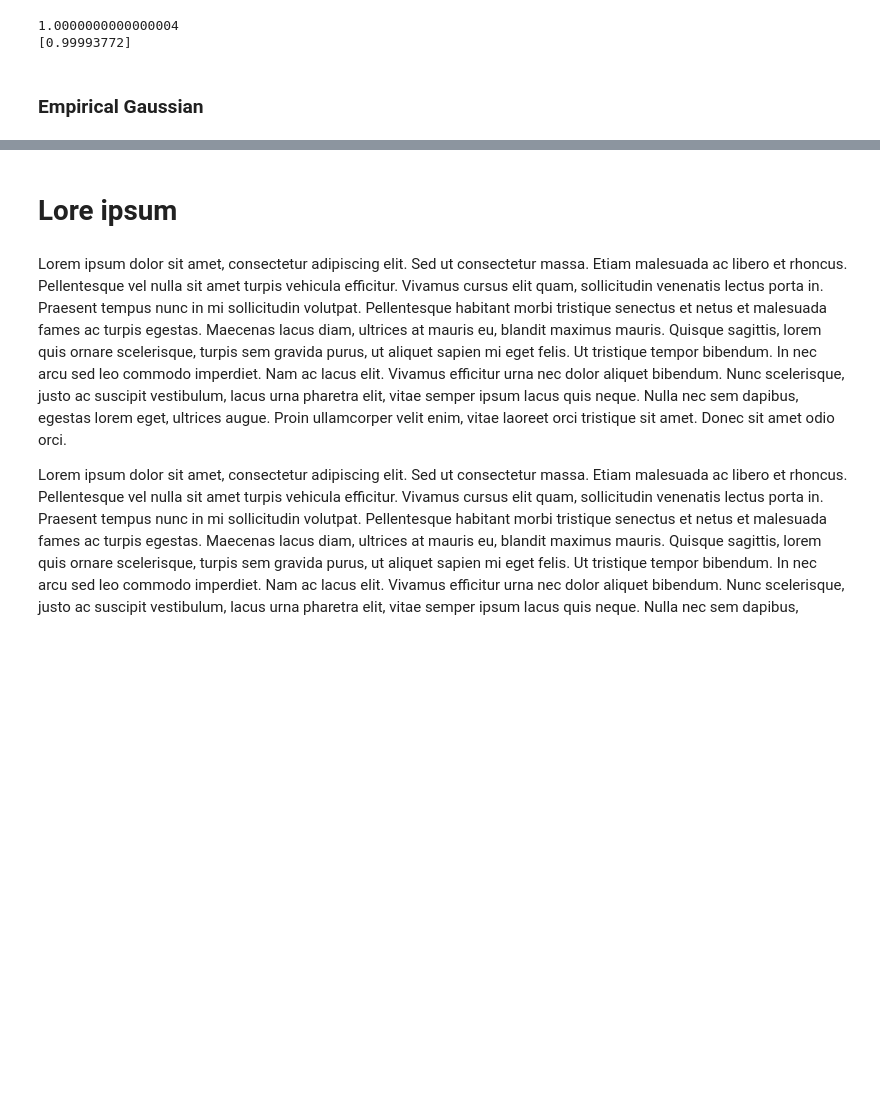
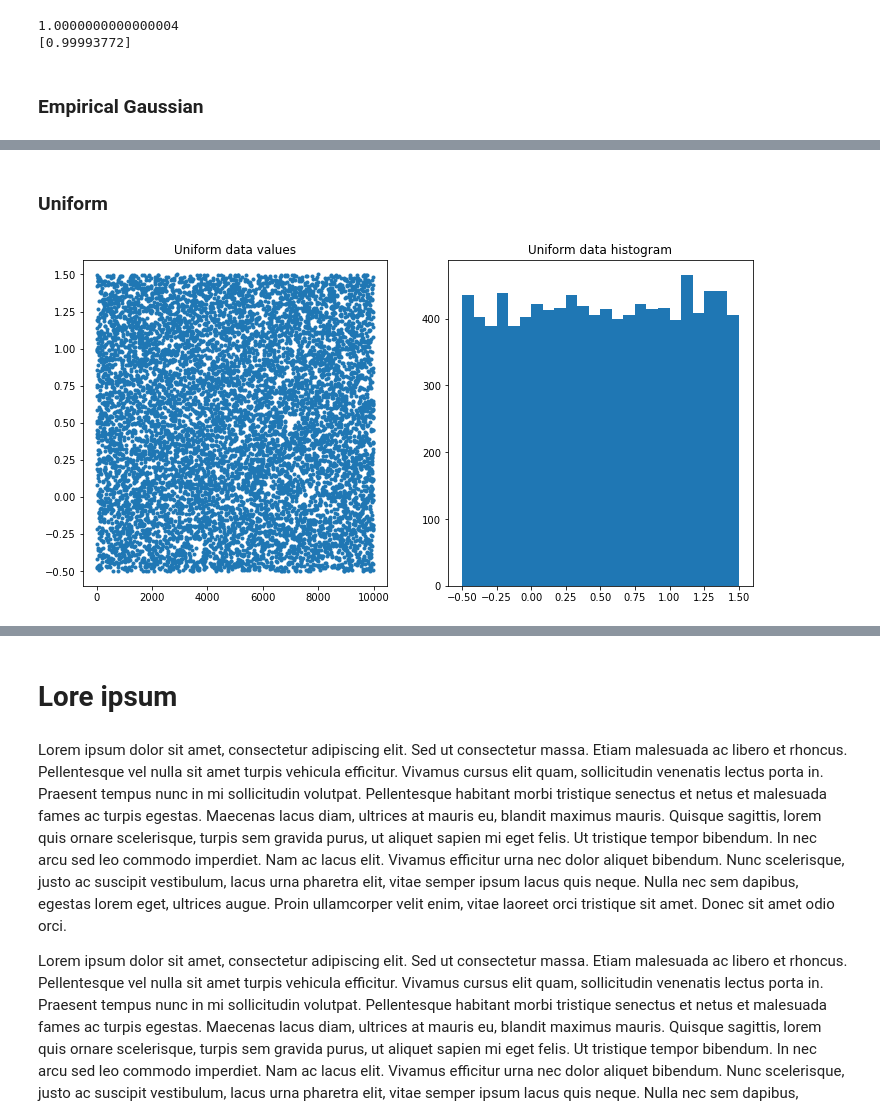
Before and after one commit to darkodraskovic/math-datasci, a Jupyter notebook: datasci/descriptive_stats.ipynb, the cells around one changed output, grey strips where cells are left out. Saved outputs shown, nothing was run; the diff lists cells and outputs as text; code cells hidden in the pictures; blank space fills up the shorter version.

```diff
--- a/datasci/descriptive_stats.ipynb
+++ b/datasci/descriptive_stats.ipynb
@@ -63,0 +76,19 @@ print(sum(gausdist) * np.diff(x[:2]))
+# %% [markdown]
+### Uniform
+# %%
+stretch = 2
+shift = .5
+n = 10000
+
+data = stretch * np.random.uniform(0,1,n) + shift - stretch/2
+
+fig, ax = plt.subplots(1, 2, figsize=(12,6))
+ax[0].scatter(x=np.arange(n), y=data, marker='.')
+ax[0].set_title('Uniform data values')
+
+ax[1].hist(data, bins=24)
+ax[1].set_title('Uniform data histogram')
+
+plt.show()
+# %% [output]
+[figure, added]
```
Also changed, not shown: parts of 15 cells of this notebook, 4 other files.
